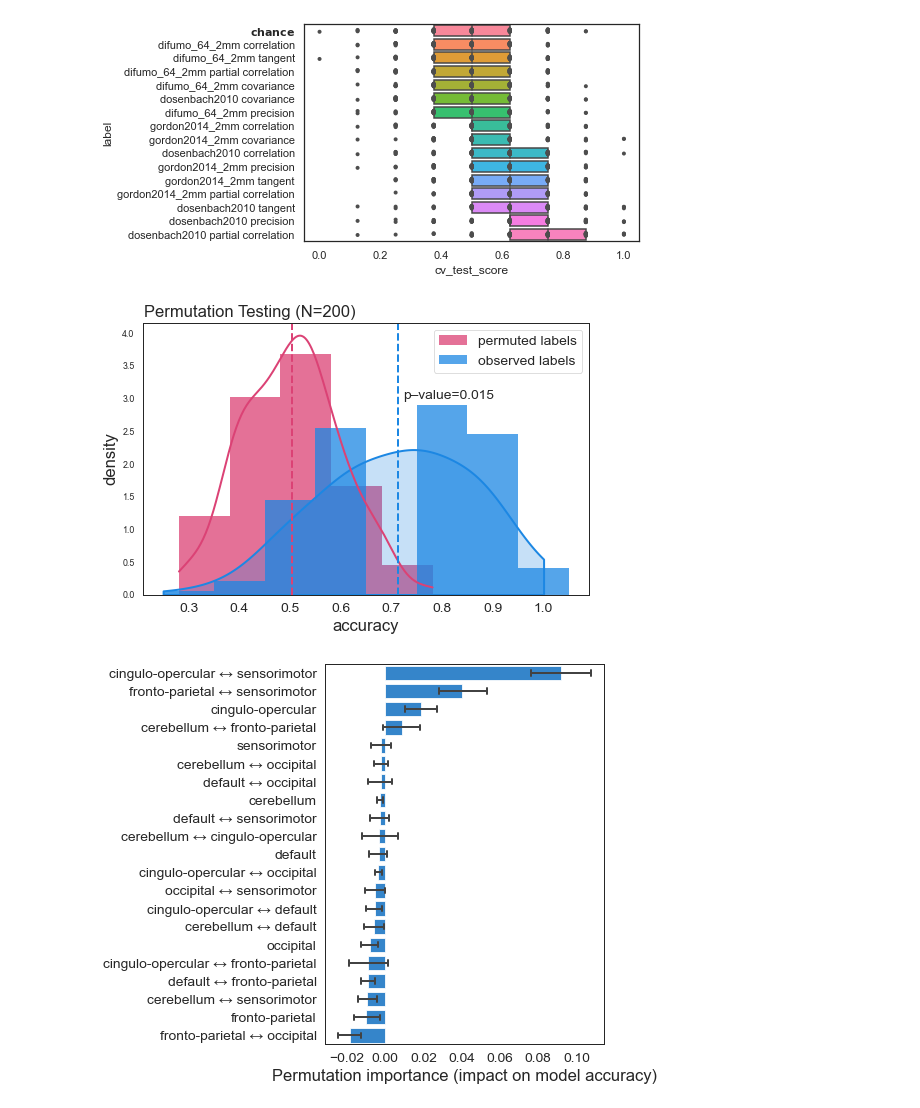
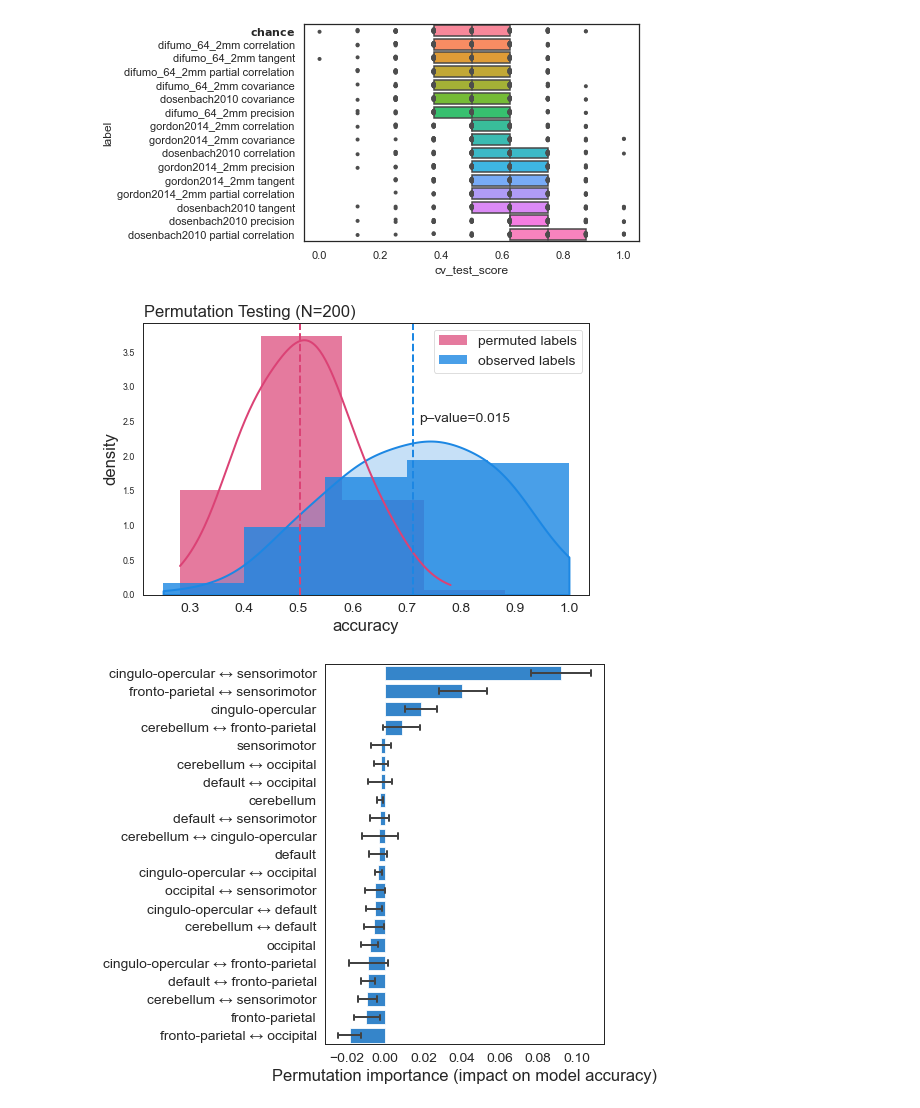
Before and after one commit to morteza/ACNets, a Jupyter notebook: notebooks/1 Connectivity Classifier.ipynb, the cells around one changed output. Saved outputs shown, nothing was run; the diff lists cells and outputs as text; code cells hidden in the pictures.

Commit message:
update perm-imp figures

```diff
--- a/notebooks/1 Connectivity Classifier.ipynb
+++ b/notebooks/1 Connectivity Classifier.ipynb
@@ -357,33 +359,33 @@ cv_scores = cross_val_score(grid.best_estimator_, X, y,
 # %%
 
 # Now plot permuted scores along with the cross-validated scores
 
 sns.set('paper','white')
 _, ax = plt.subplots(figsize=(8,5))
 
 # permutation scores
-sns.histplot(perm_scores, ax=ax, color=(.86, .26, .46), lw=0, binwidth=.1, stat='density', label='permuted labels',)
-sns.kdeplot(perm_scores, ax=ax, color=(.86, .26, .46), lw=2, cut=0)
+sns.histplot(perm_scores, ax=ax, color=(.86, .26, .46), lw=0, binwidth=.15, stat='density', label='permuted labels',alpha=.7)
+sns.kdeplot(perm_scores, ax=ax, color=(.86, .26, .46), lw=2, cut=0, bw_method=.5)
 ax.axvline(perm_scores.mean(), color=(.86, .26, .46), ls='--', lw=2)
 
 # observation scores
-sns.histplot(cv_scores, ax=ax, color=(.11, .53, .89), lw=0, binwidth=.1, stat='density',  label='observed labels')
+sns.histplot(cv_scores, ax=ax, color=(.11, .53, .89), lw=0, binwidth=.15, stat='density',  label='observed labels', alpha=.8)
 g = sns.kdeplot(cv_scores, ax=ax, color=(.11, .53, .89), lw=2, fill=True, cut=0, bw_method=.5)
 ax.axvline(cv_scores.mean(), color=(.11, .53, .89), ls='--', lw=2)
 
 # tweaks
 plt.xlabel('accuracy', fontsize='xx-large')
 plt.ylabel('density', fontsize='xx-large')
 plt.xticks(fontsize='x-large')
 
 plt.suptitle(f'Permutation Testing (N={len(perm_scores)})', x = .31, y=.93, fontsize='xx-large')
 plt.legend(loc='upper right', fontsize='x-large')
 
-plt.text(cv_scores.mean() + .01,  3, f'p–value={pvalue:.3f}', fontsize='x-large')
+plt.text(cv_scores.mean() + .01,  2.5, f'p–value={pvalue:.3f}', fontsize='x-large')
 
 plt.show()
 # %% [output]
-[figure, old version]
+[figure, new version]
 # %%
 # FEATURE IMPORTANCE (SHUFFLE X)
 
```
Also changed, not shown: parts of 4 cells of this notebook.
